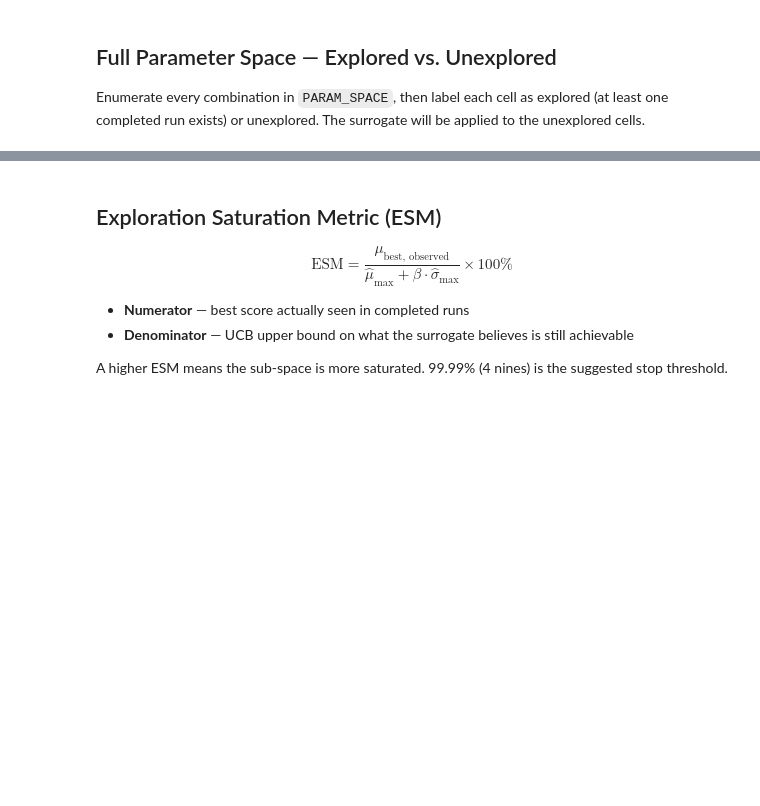
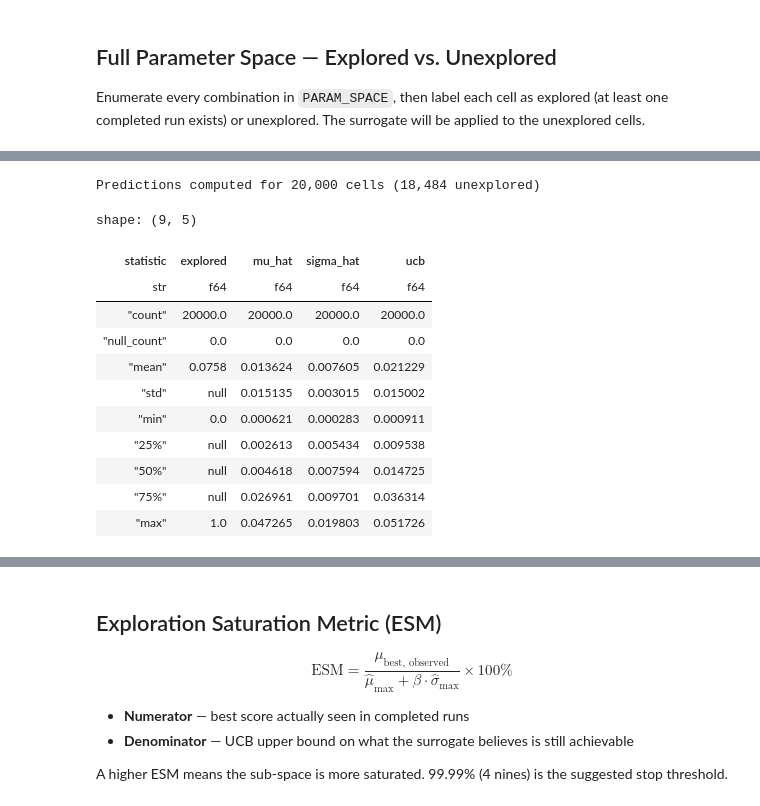
Before and after one commit to chaald/peppermint-matrix, a Jupyter notebook: notebooks/parameter_analysis/surrogate_model.ipynb, the cells around one changed output, grey strips where cells are left out. Cells and saved outputs as stored; diff of their text form; code cells hidden in the pictures; blank space fills up the shorter version.

```diff
--- a/notebooks/parameter_analysis/surrogate_model.ipynb
+++ b/notebooks/parameter_analysis/surrogate_model.ipynb
@@ -395,22 +409,34 @@ print(f"Unexplored:   {n_unexplored:,}")
 # %%
-# Predict μ̂ and σ̂ for every unexplored cell
-unexplored_df = full_grid.filter(~pl.col("explored"))
-X_unexplored = unexplored_df.select(feature_names).with_columns(
-    pl.col("shuffle").cast(pl.Float64)
-).to_numpy()
+# Predict μ̂ and σ̂ for the full grid
+full_grid_features = full_grid.select(feature_names).to_numpy()
 
-# Collect per-tree predictions to compute mean and std
-rf_surrogate = surrogate.named_steps["rf"]
-X_unexplored_log = surrogate.named_steps["log_reg"].transform(X_unexplored)
-tree_preds = np.stack([tree.predict(X_unexplored_log) for tree in rf_surrogate.estimators_], axis=0)  # (n_trees, n_cells)
+surrogate_forrest = surrogate.named_steps["rf"]
+full_grid_features_log = surrogate.named_steps["log_reg"].transform(full_grid_features)
+tree_preds = np.stack([tree.predict(full_grid_features_log) for tree in surrogate_forrest.estimators_], axis=0)  # (n_trees, n_cells)
 mu_hat    = tree_preds.mean(axis=0)
 sigma_hat = tree_preds.std(axis=0)
 
-unexplored_df = unexplored_df.with_columns([
+full_grid = full_grid.with_columns([
     pl.Series("mu_hat",    mu_hat),
     pl.Series("sigma_hat", sigma_hat),
     pl.Series("ucb",       mu_hat + beta * sigma_hat),
 ])
 
-print(f"Predictions computed for {len(unexplored_df):,} unexplored cells")
-unexplored_df.select("mu_hat", "sigma_hat", "ucb").describe()
+unexplored_dataframe = full_grid.filter(~pl.col("explored"))
+
+print(f"Predictions computed for {len(full_grid):,} cells ({len(unexplored_dataframe):,} unexplored)")
+full_grid.select("explored", "mu_hat", "sigma_hat", "ucb").describe()
+# %% [output]
+Predictions computed for 20,000 cells (18,484 unexplored)
+shape: (9, 5)
+| statistic | explored | mu_hat | sigma_hat | ucb |
+| str | f64 | f64 | f64 | f64 |
+| "count" | 20000.0 | 20000.0 | 20000.0 | 20000.0 |
+| "null_count" | 0.0 | 0.0 | 0.0 | 0.0 |
+| "mean" | 0.0758 | 0.013624 | 0.007605 | 0.021229 |
+| "std" | null | 0.015135 | 0.003015 | 0.015002 |
+| "min" | 0.0 | 0.000621 | 0.000283 | 0.000911 |
+| "25%" | null | 0.002613 | 0.005434 | 0.009538 |
+| "50%" | null | 0.004618 | 0.007594 | 0.014725 |
+| "75%" | null | 0.026961 | 0.009701 | 0.036314 |
+| "max" | 1.0 | 0.047265 | 0.019803 | 0.051726 |
```
Also changed, not shown: parts of 10 cells of this notebook, 1 other file.
